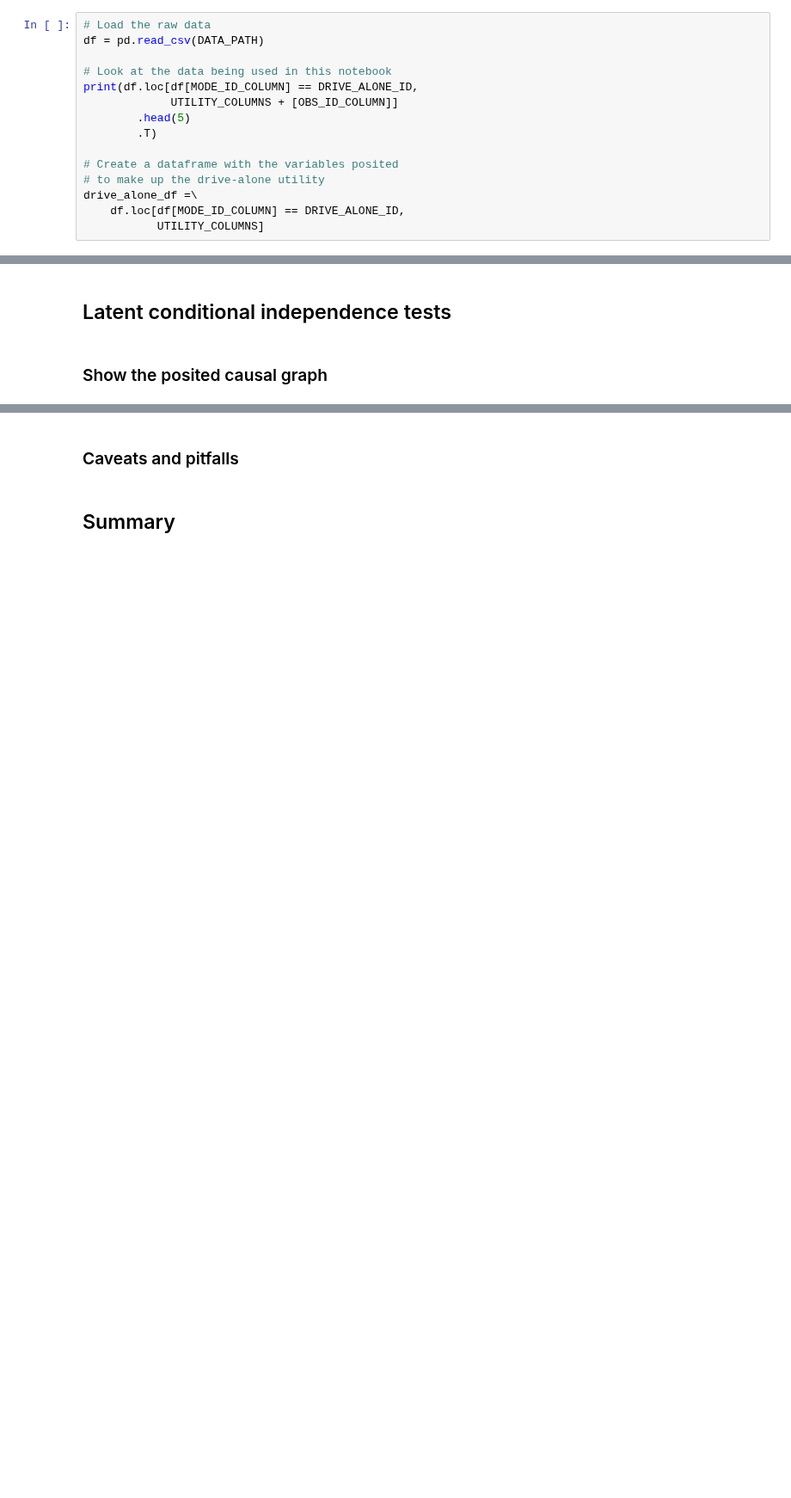
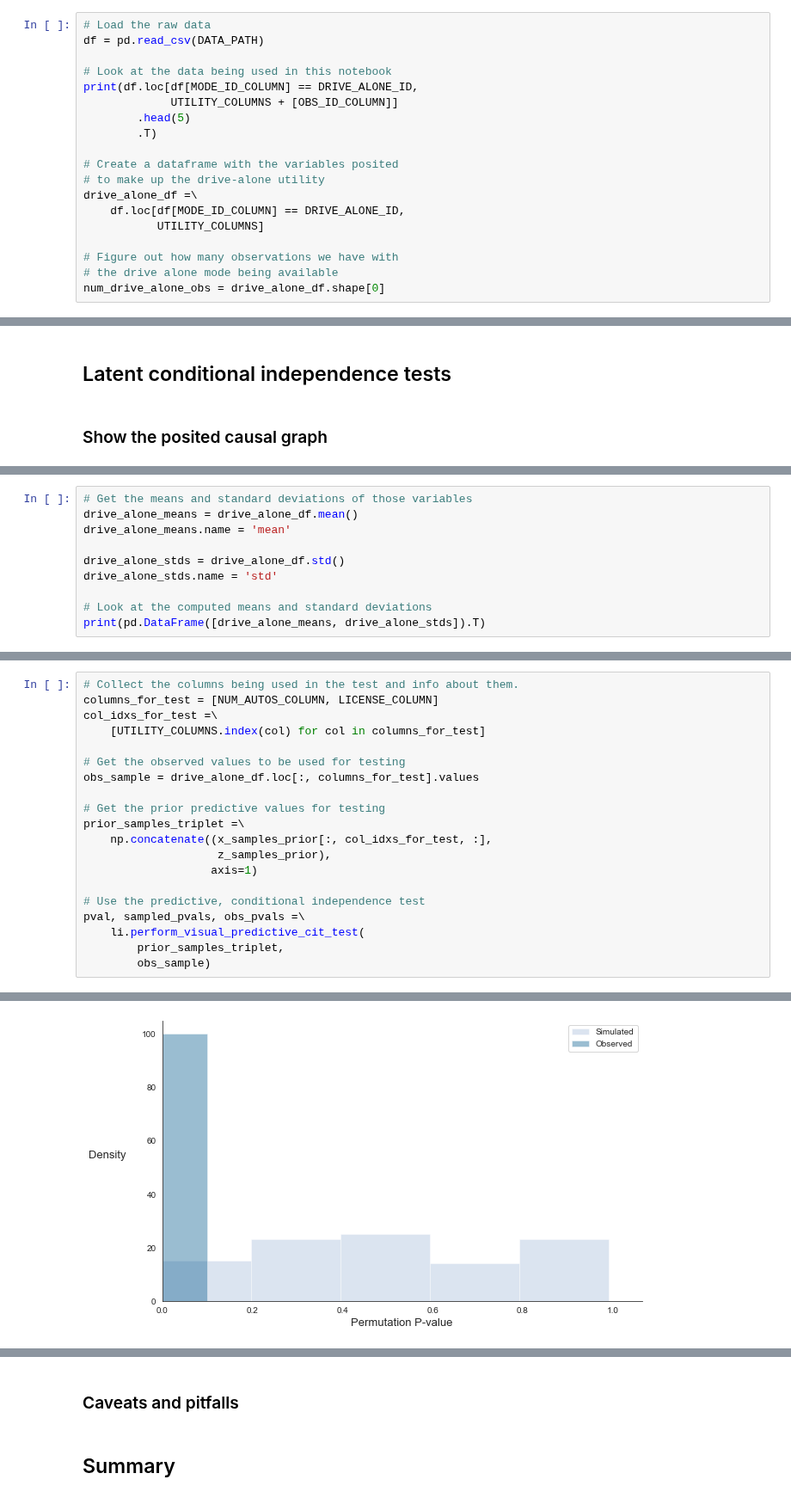
Before and after one commit to hassan-obeid/tr_b_causal_2020, a Jupyter notebook: notebooks/final/_04-tb-testing-your-causal-graph.ipynb, the cells around one changed output, grey strips where cells are left out. Shown at 86% size. Cells and saved outputs as stored; diff of their text form; blank space fills up the shorter version.

Commit message:
[WIP] Adding to-do list, main and caveat descriptions for conditional independence tests, and code for latent conditional independence tests.

```diff
--- a/notebooks/final/_04-tb-testing-your-causal-graph.ipynb
+++ b/notebooks/final/_04-tb-testing-your-causal-graph.ipynb
@@ -70,6 +85,10 @@ print(df.loc[df[MODE_ID_COLUMN] == DRIVE_ALONE_ID,
 drive_alone_df =\
     df.loc[df[MODE_ID_COLUMN] == DRIVE_ALONE_ID,
            UTILITY_COLUMNS]
+
+# Figure out how many observations we have with
+# the drive alone mode being available
+num_drive_alone_obs = drive_alone_df.shape[0]
 # %% [output]
                            0        8        16       24       32
 total_travel_time      54.010  39.7800  22.2200  22.3000  47.9500
@@ -154,0 +214,10 @@ The p-value of the permutation independence test is 0.00.
+# %%
+# Get the means and standard deviations of those variables
+drive_alone_means = drive_alone_df.mean()
+drive_alone_means.name = 'mean'
+
+drive_alone_stds = drive_alone_df.std()
+drive_alone_stds.name = 'std'
+
+# Look at the computed means and standard deviations
+print(pd.DataFrame([drive_alone_means, drive_alone_stds]).T)
@@ -154,0 +262,21 @@ The p-value of the permutation independence test is 0.00.
+# %%
+# Collect the columns being used in the test and info about them.
+columns_for_test = [NUM_AUTOS_COLUMN, LICENSE_COLUMN]
+col_idxs_for_test =\
+    [UTILITY_COLUMNS.index(col) for col in columns_for_test]
+
+# Get the observed values to be used for testing
+obs_sample = drive_alone_df.loc[:, columns_for_test].values
+
+# Get the prior predictive values for testing
+prior_samples_triplet =\
+    np.concatenate((x_samples_prior[:, col_idxs_for_test, :],
+                    z_samples_prior),
+                   axis=1)
+
+# Use the predictive, conditional independence test
+pval, sampled_pvals, obs_pvals =\
+    li.perform_visual_predictive_cit_test(
+        prior_samples_triplet,
+        obs_sample)
+# %% [output]
@@ -154,0 +284 @@ The p-value of the permutation independence test is 0.00.
+[figure, added]
```
Also changed, not shown: parts of 16 cells of this notebook, 1 other file.
